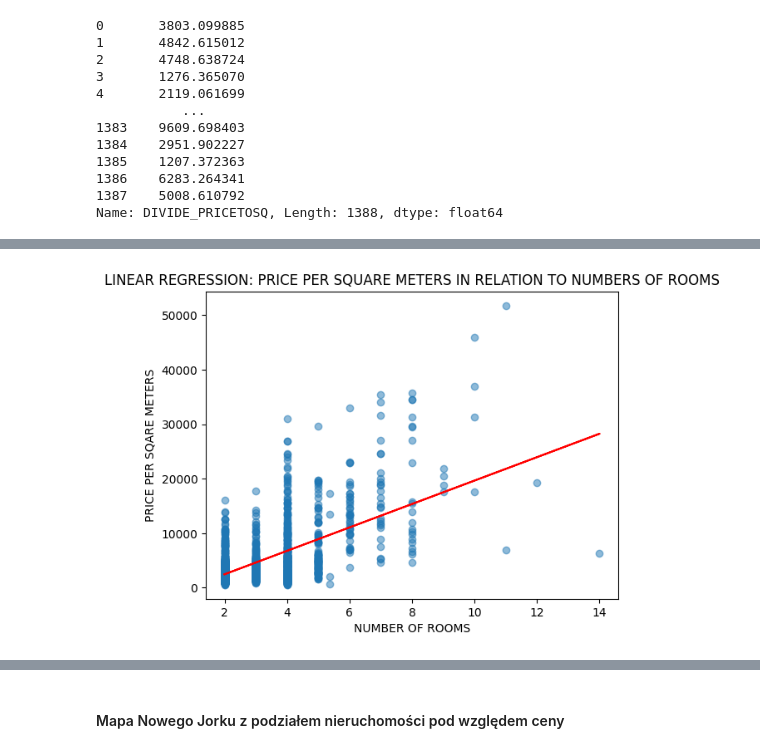
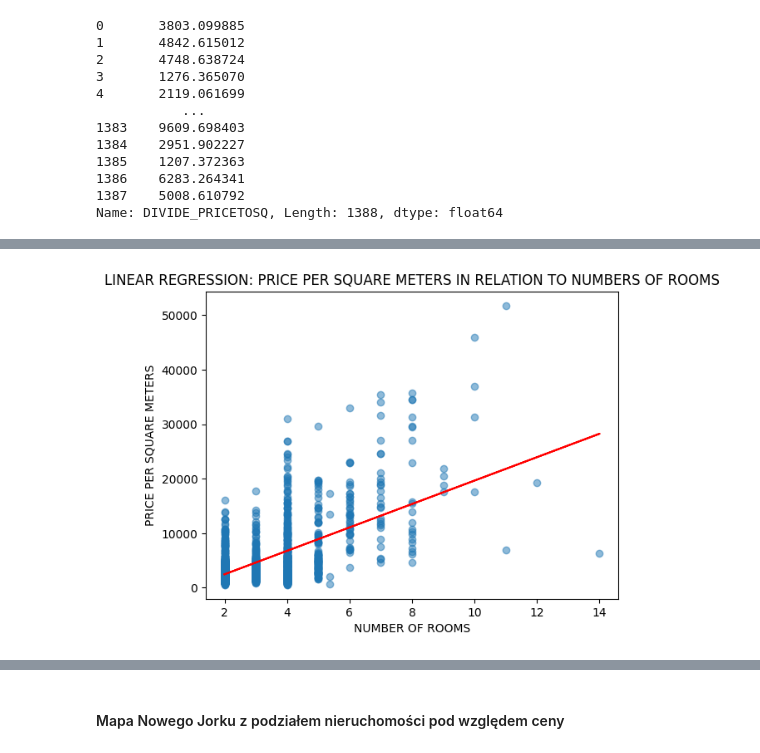
Before and after one commit to Baginka/DA_BA_NYCH, a Jupyter notebook: Data Analysis.ipynb, the cells around one changed output, grey strips where cells are left out. Cells and saved outputs as stored; diff of their text form; code cells hidden in the pictures.

```diff
--- a/Data Analysis.ipynb
+++ b/Data Analysis.ipynb
@@ -436,16 +455,16 @@ Notes:
 # %%
 # Wykres danych z zadaną częściowo przezroczystością poprzez współczynnik alpha.
 plt.scatter(X['TOTAL_ROOMS'], Y, alpha=0.5)
 
 # Wykres linii regresji
 plt.plot(X['TOTAL_ROOMS'], model.predict(X), color='red')
 
 plt.title('LINEAR REGRESSION: PRICE PER SQUARE METERS IN RELATION TO NUMBERS OF ROOMS')
 plt.xlabel('NUMBER OF ROOMS')
-plt.ylabel('PRICE PER SQARE METERS')
+plt.ylabel('PRICE PER SQUARE METERS')
 plt.show()
 # %% [output]
-[figure, old version]
+[figure, new version]
 # %%
 # Obliczenie średniej ceny za metr kwadratowy i średniej ilości pomieszczeń w konkretnej dzielnicy
 df_filt # dane z odrzuconymi wynikami odstającymi
```
Also changed, not shown: parts of 26 cells of this notebook.
